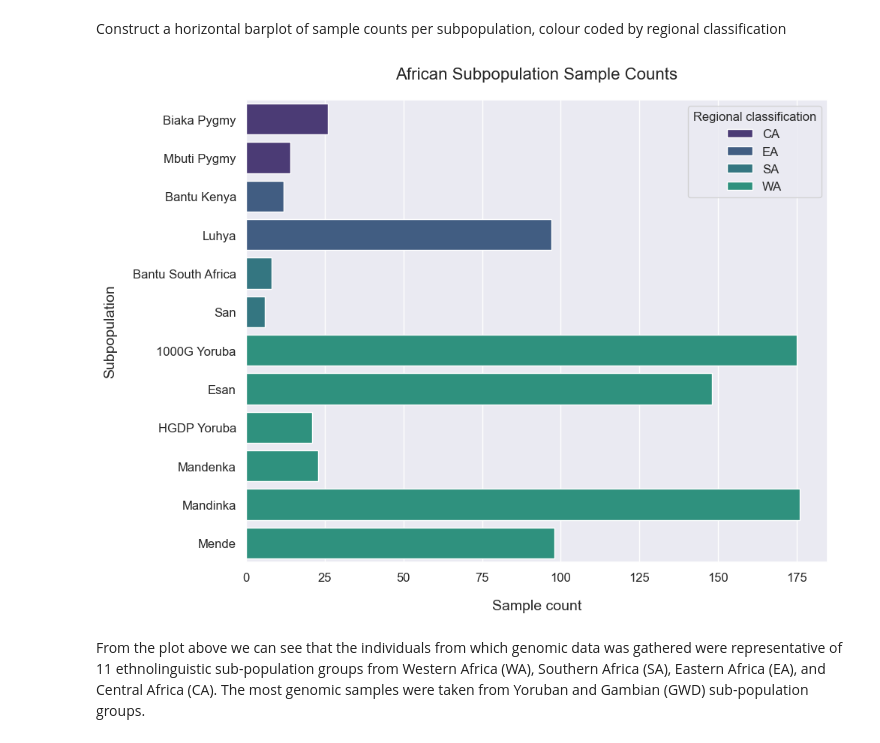
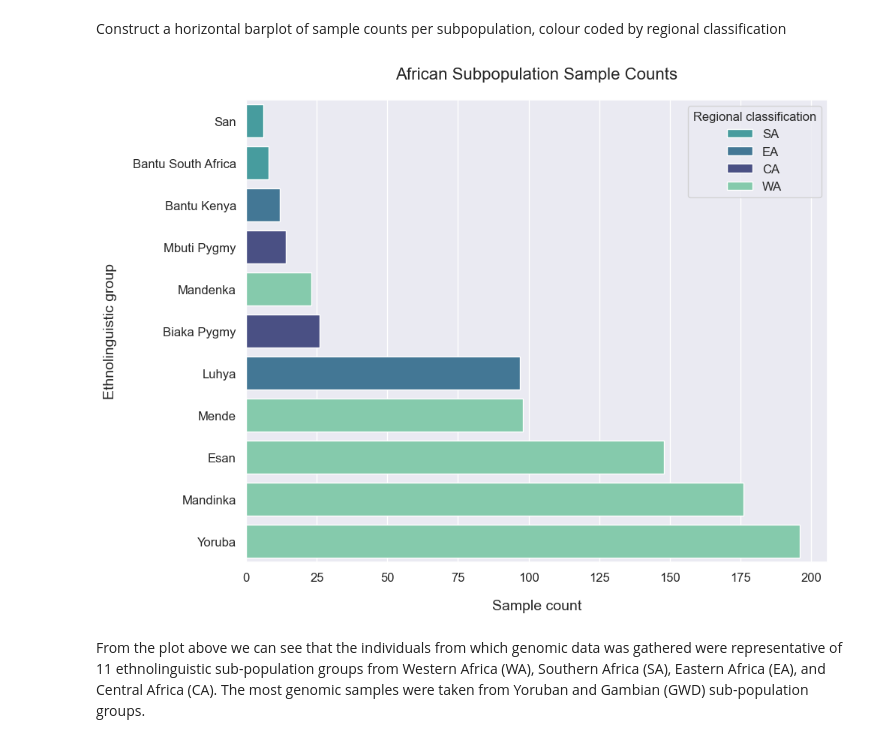
Before and after one commit to MeganHolborn/Genetic_data_analysis, a Jupyter notebook: Notebooks/Analysis_and_Visualisation/1-Represented_population_groups.ipynb, the cells around one changed output. Cells and saved outputs as stored; diff of their text form; code cells hidden in the pictures.

Commit message:
Update markdown and code for figures

```diff
--- a/Notebooks/Analysis_and_Visualisation/1-Represented_population_groups.ipynb
+++ b/Notebooks/Analysis_and_Visualisation/1-Represented_population_groups.ipynb
@@ -82,0 +91,30 @@ grouped_sample_subpopulations.head(5)
+# %%
+# Group data by sample subpopulation
+
+grouped_sample_subpopulations = (
+    functions.group_and_count(sample_subpopulations_filtered, ["SUB"])
+    .reset_index()
+    .rename(columns={"SAMPLE_NAME": "SAMPLE_COUNT"})
+    .drop(columns="REG")
+)
+
+# Add regional information
+
+grouped_sample_subpopulations["REG"] = grouped_sample_subpopulations["SUB"].map(
+    constants.REGIONAL_CLASSIFICATION
+)
+
+# Combine 1000G Yoruba and HGDP Yoruba population counts into a single row called "Yoruba"
+
+grouped_sample_subpopulations.loc[len(grouped_sample_subpopulations.index)] = [
+    "Yoruba",
+    grouped_sample_subpopulations.iloc[0, :]["SAMPLE_COUNT"]
+    + grouped_sample_subpopulations.iloc[5, :]["SAMPLE_COUNT"],
+    "WA",
+]
+
+# Drop 1000G Yoruba and HGDP Yoruba population counts
+
+grouped_sample_subpopulations = grouped_sample_subpopulations.drop([0, 5])
+
+grouped_sample_subpopulations
@@ -112,31 +162,32 @@ plt.rc("figure", titlesize=constants.BIGGER_FONT)  # fontsize of the figure titl
 Construct a horizontal barplot of sample counts per subpopulation, colour coded by regional classification
 # %%
 # Define a custom colour palette for plot
-custom_palette = sns.color_palette("viridis")
+color_dict = dict({"SA": "#38AAAC", "EA": "#357BA3", "CA": "#40498E", "WA": "#79D6AE"})
+values = grouped_sample_subpopulations_sort.REG.values
 
 # Construct barplot
 variant_barplot = functions.create_plot(
     plot_type="barplot",
     x="SAMPLE_COUNT",
     y="SUB",
-    palette=custom_palette,
-    data=grouped_sample_subpopulations.sort_values("REG"),
+    palette=color_dict,
+    data=grouped_sample_subpopulations.sort_values("SAMPLE_COUNT"),
     hue="REG",
-    order=grouped_sample_subpopulations.sort_values("REG").SUB,
+    order=grouped_sample_subpopulations.sort_values("SAMPLE_COUNT").SUB,
     dodge=False,
 )
 
 plt.xlabel(xlabel="Sample count", labelpad=15)
-plt.ylabel(ylabel="Subpopulation", labelpad=15)
+plt.ylabel(ylabel="Ethnolinguistic group", labelpad=15)
 plt.legend(title="Regional classification", loc="upper right")
 plt.title("African Subpopulation Sample Counts", size=constants.LARGEST_FONT, pad=20)
 
 plt.savefig(
     "..\Results\Figures\Sample_population_counts.png", dpi=1200, bbox_inches="tight"
 )
 plt.show()
 # %% [output]
-[figure, old version]
+[figure, new version]
 # %% [markdown]
 From the plot above we can see that the individuals from which genomic data was gathered were representative of 11 ethnolinguistic sub-population groups from Western Africa (WA), Southern Africa (SA), Eastern Africa (EA), and Central Africa (CA). The most genomic samples were taken from Yoruban and Gambian (GWD) sub-population groups.
 # %% [markdown]
```
Also changed, not shown: parts of 14 cells of this notebook, 4 other files.
